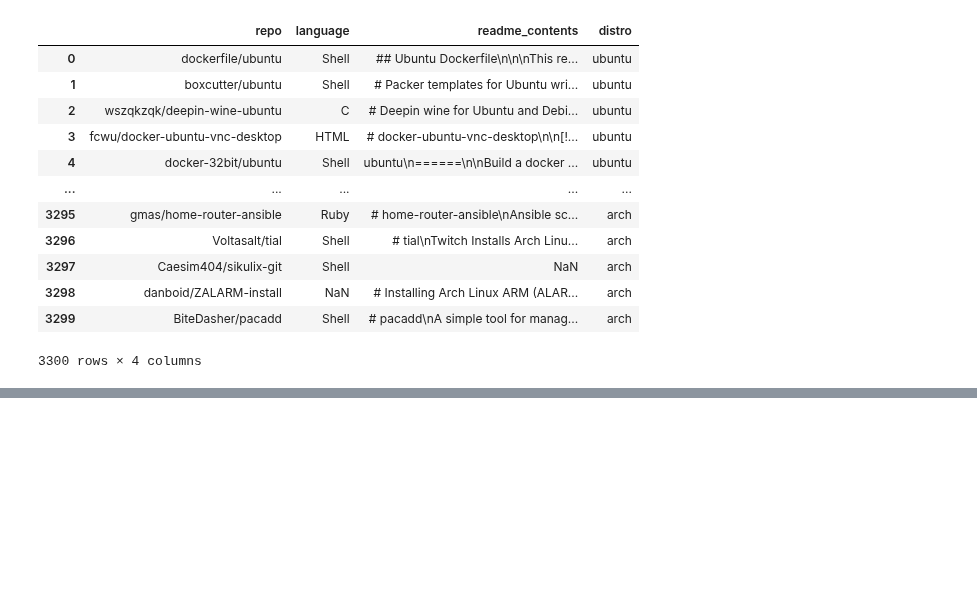
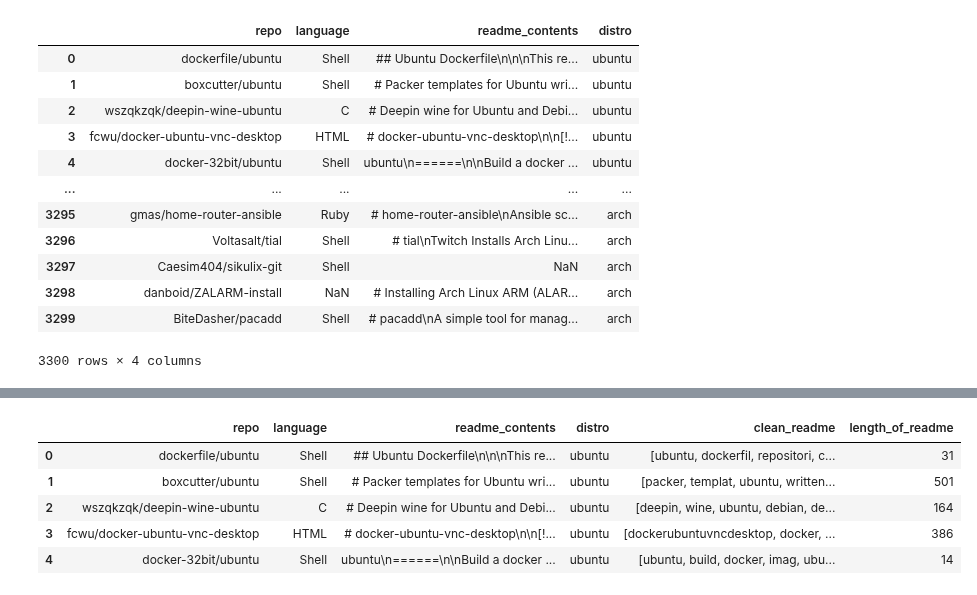
Before and after one commit to jemison-nlp-AnJeSt/github-NLP-project, a Jupyter notebook: Eyring-notebook.ipynb, the cells around one changed output, grey strips where cells are left out. Cells and saved outputs as stored; diff of their text form; code cells hidden in the pictures; blank space fills up the shorter version.

```diff
--- a/Eyring-notebook.ipynb
+++ b/Eyring-notebook.ipynb
@@ -1023,5 +1023,3 @@ master_df
 | 3298 | danboid/ZALARM-install | NaN | # Installing Arch Linux ARM (ALAR... | arch |
 | 3299 | BiteDasher/pacadd | Shell | # pacadd\nA simple tool for manag... | arch |
 3300 rows × 4 columns
-# %%
-master_df = master_df.dropna()
@@ -1043,0 +1026,7 @@ master_df
+# %%
+#using drop null function:
+master_df = constants_prepare.drop_nulls(master_df)
+# %%
+#adding the clean function through the readme content and adding
+#onto a new column in the df:
+master_df['clean_readme'] = master_df.readme_contents.apply(constants_prepare.clean_data)
@@ -1043,0 +1039,3 @@ master_df
+# %%
+#creating a column that gives the lenght of the readme_contents after clean_data function
+master_df['length_of_readme'] = master_df['readme_contents'].apply(lambda r : len(constants_prepare.clean_data(r)))
@@ -1043,0 +1048,9 @@ master_df
+# %%
+master_df.head()
+# %% [output]
+|  | repo | language | readme_contents | distro | clean_readme | length_of_readme |
+| 0 | dockerfile/ubuntu | Shell | ## Ubuntu Dockerfile\n\n\nThis re... | ubuntu | [ubuntu, dockerfil, repositori, c... | 31 |
+| 1 | boxcutter/ubuntu | Shell | # Packer templates for Ubuntu wri... | ubuntu | [packer, templat, ubuntu, written... | 501 |
+| 2 | wszqkzqk/deepin-wine-ubuntu | C | # Deepin wine for Ubuntu and Debi... | ubuntu | [deepin, wine, ubuntu, debian, de... | 164 |
+| 3 | fcwu/docker-ubuntu-vnc-desktop | HTML | # docker-ubuntu-vnc-desktop\n\n[!... | ubuntu | [dockerubuntuvncdesktop, docker, ... | 386 |
+| 4 | docker-32bit/ubuntu | Shell | ubuntu\n======\n\nBuild a docker ... | ubuntu | [ubuntu, build, docker, imag, ubu... | 14 |
```
Also changed, not shown: parts of 3 cells of this notebook, 1 other file.
